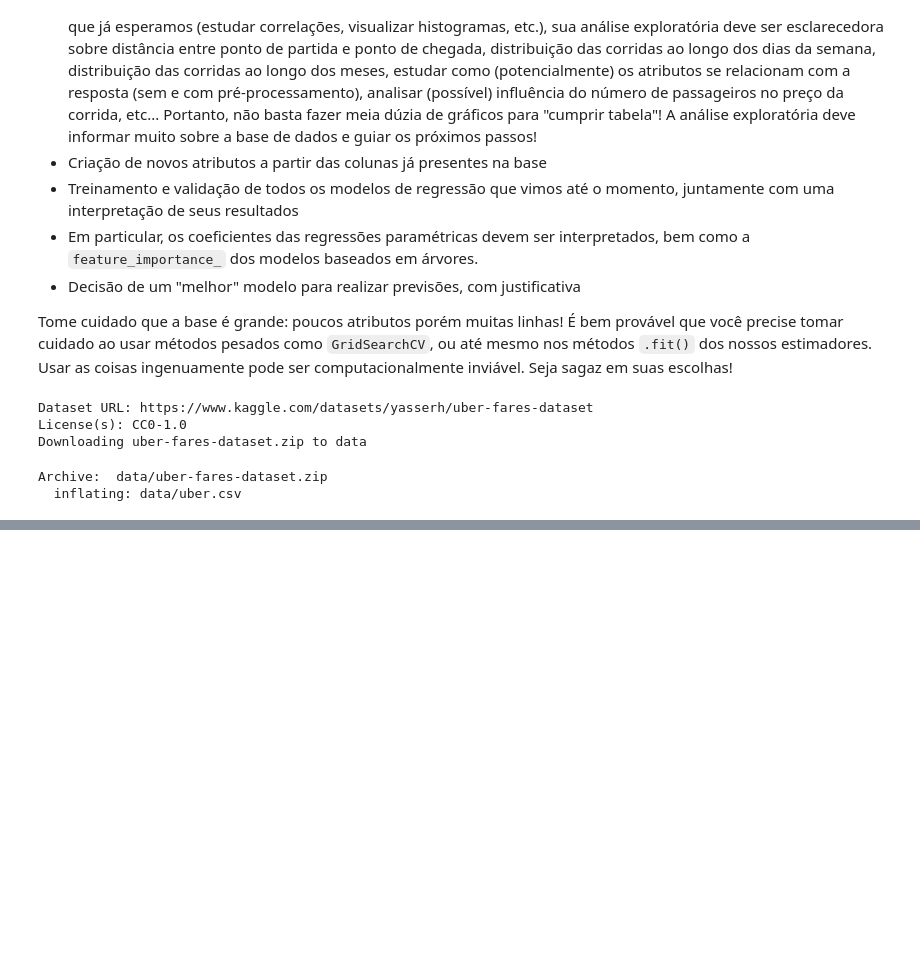
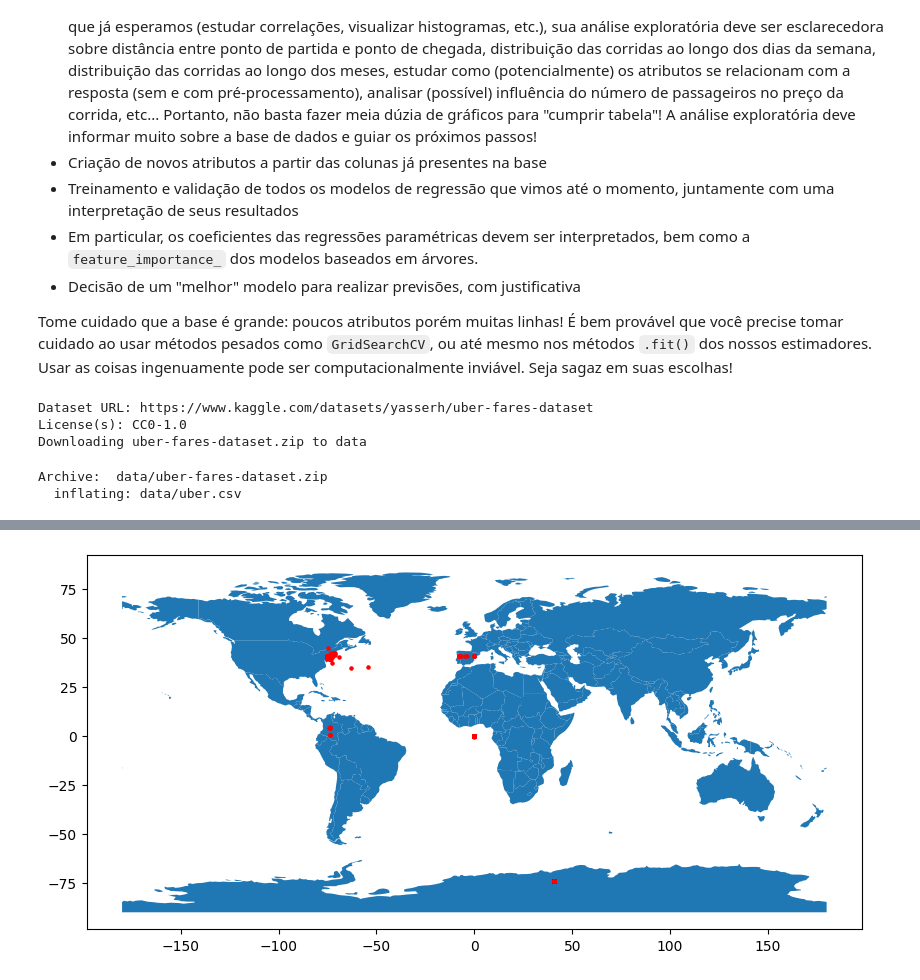
Before and after one commit to LMBarboza/MachineLearning, a Jupyter notebook: Projeto02/Projeto_02.ipynb, the cells around one changed output, grey strips where cells are left out. Cells and saved outputs as stored; diff of their text form; code cells hidden in the pictures; blank space fills up the shorter version.

```diff
--- a/Projeto02/Projeto_02.ipynb
+++ b/Projeto02/Projeto_02.ipynb
@@ -164,0 +146,11 @@ dtype: object
+# %%
+geometry = [Point(xy) for xy in zip(df["dropoff_longitude"], df["dropoff_latitude"])]
+gdf = gpd.GeoDataFrame(df, geometry=geometry)
+
+ax = world.plot(figsize=(10, 6))
+
+gdf.plot(ax=ax, color="red", marker="o", markersize=5)
+
+plt.show()
+# %% [output]
+[figure, added]
```
Also changed, not shown: parts of 8 cells of this notebook.
